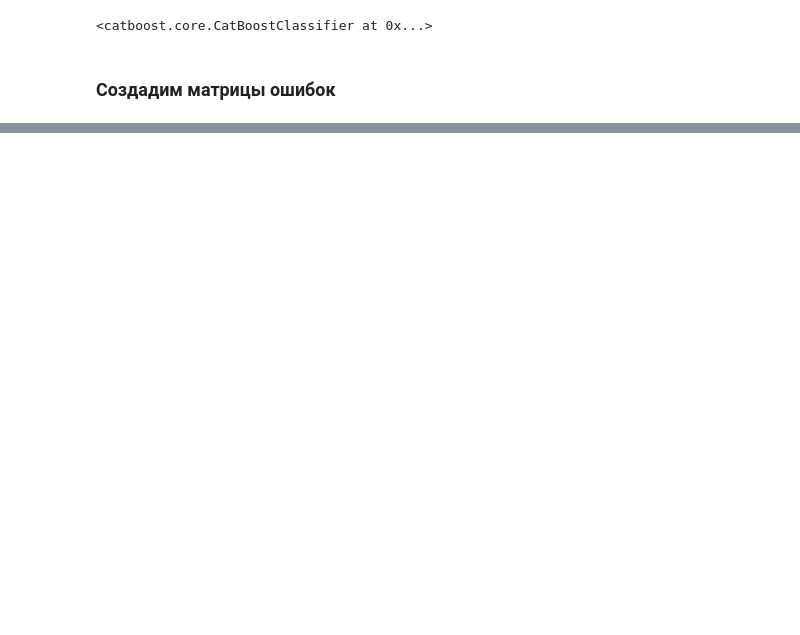
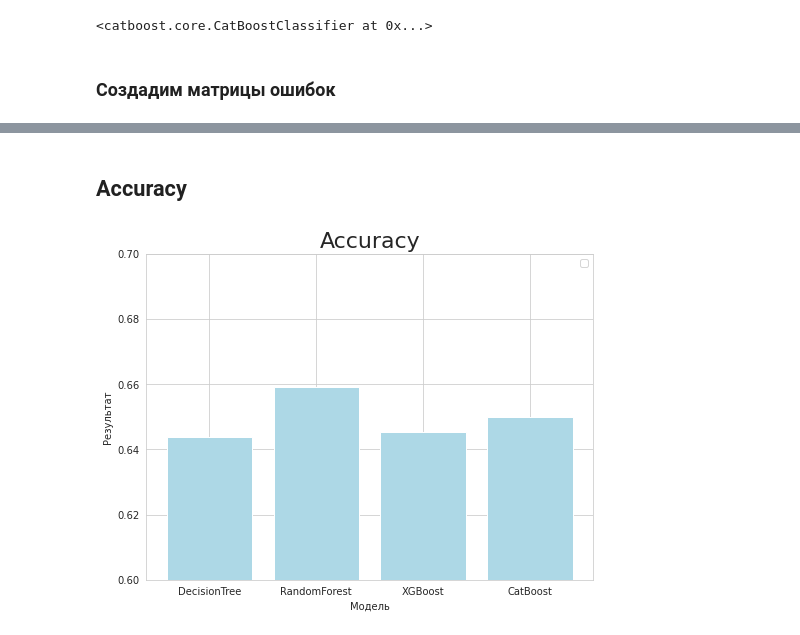
Before and after one commit to rav1ll/E-Commerce-Shipping-Data, a Jupyter notebook: final-project.ipynb, the cells around one changed output, grey strips where cells are left out. Drawn from its saved outputs; the diff is of its cells as text; code cells hidden in the pictures; blank space fills up the shorter version.

```diff
--- a/final-project.ipynb
+++ b/final-project.ipynb
@@ -490,0 +452,15 @@ cmap = sns.light_palette("blue", as_cmap=True)
+# %% [markdown]
+## Accuracy
+# %%
+names = ['DecisionTree', 'RandomForest', 'XGBoost', 'CatBoost']
+results = [DecisionTree_accuracyscore, RandomForest_accuracyscore, XGBoost_accuracyscore, CatBoost_accuracyscore]
+plt.figure(figsize=(8,6))
+plt.bar(names,results, color='lightblue')
+plt.xlabel("Модель")
+plt.ylim((0.6,0.7))
+plt.ylabel("Результат")
+plt.title("Accuracy", fontsize=22)
+plt.legend()
+plt.show()
+# %% [output]
+[figure, added]
```
Also changed, not shown: parts of 38 cells of this notebook, 2 other files.
